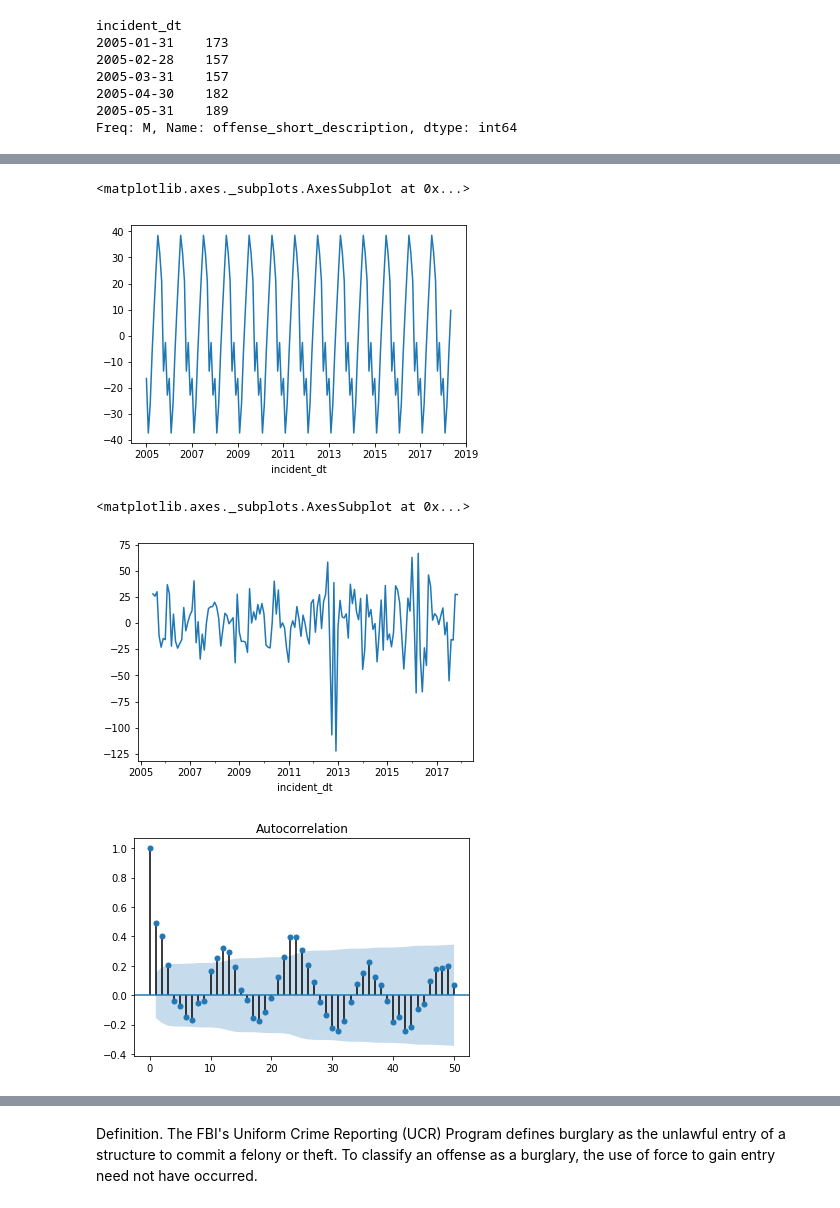
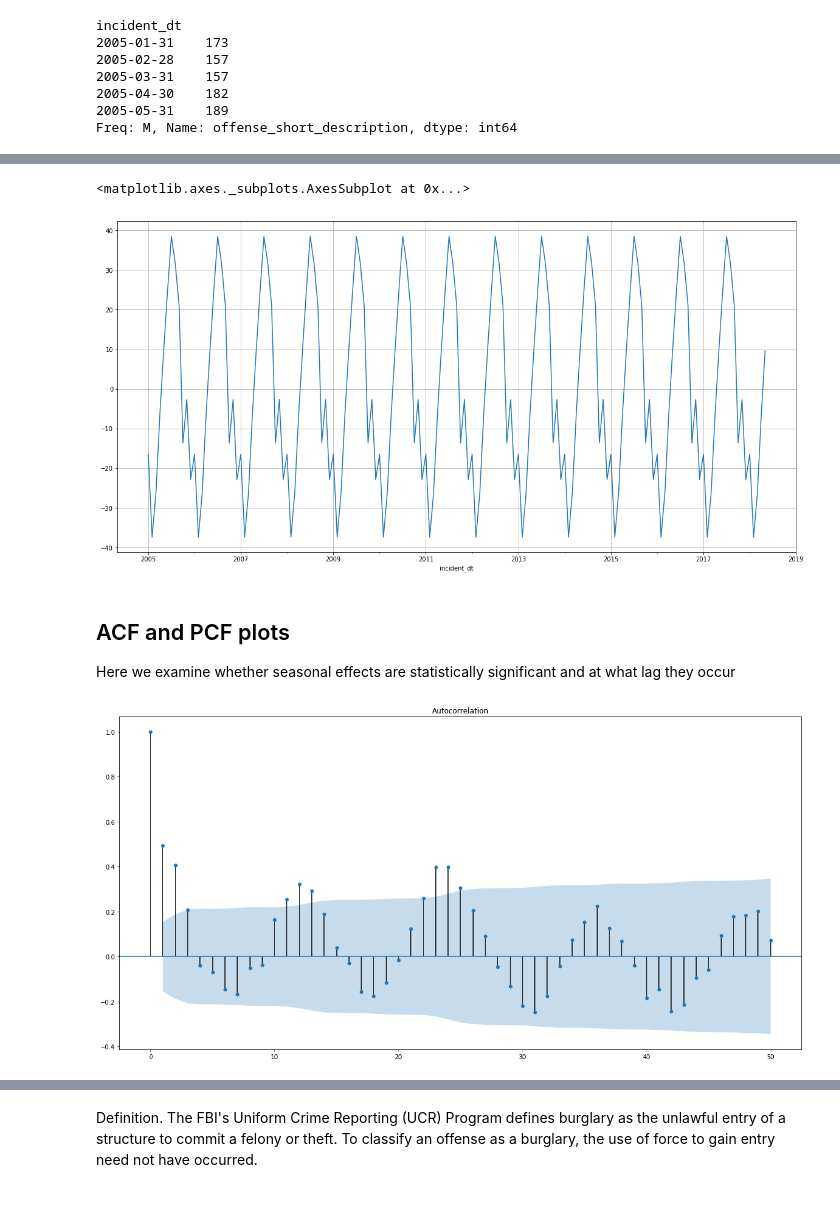
Before and after one commit to lotusflyer/ash_pub_safety, a Jupyter notebook: initial_exploration_pub_safe.ipynb, the cells around one changed output, grey strips where cells are left out. Cells and saved outputs as stored; diff of their text form; code cells hidden in the pictures.

```diff
--- a/initial_exploration_pub_safe.ipynb
+++ b/initial_exploration_pub_safe.ipynb
@@ -13,0 +12,2 @@ from statsmodels.graphics.tsaplots import plot_acf
+# %%
+plt.rcParams['figure.figsize'] = (20.0, 10.0)
@@ -14,5 +16,5 @@ from statsmodels.graphics.tsaplots import plot_acf
 # %%
-df = pd.read_csv("APD_Public_Incident_Data__Crime_Locations.csv", parse_dates=True)
+df = pd.read_csv("APD_Public_Incident_Data__Crime_Locations.csv")
 # %%
 df.head()
 # %% [output]
@@ -107,14 +121,12 @@ larceny_result_add.trend.plot()
 # %%
-larceny_result_add.seasonal.plot()
+larceny_result_add.seasonal.plot(grid=True)
 # %% [output]
 <matplotlib.axes._subplots.AxesSubplot at 0x...>
-[figure, old version]
+[figure, new version]
-# %%
-larceny_result_add.resid.plot()
-# %% [output]
-<matplotlib.axes._subplots.AxesSubplot at 0x...>
-[figure, removed]
+# %% [markdown]
+## ACF and PCF plots
+Here we examine whether seasonal effects are statistically significant and at what lag they occur
 # %%
 fig = plot_acf(larceny_monthly_counts, lags=50)
 # %% [output]
-[figure, old version]
+[figure, new version]
```
Also changed, not shown: parts of 46 cells of this notebook.
